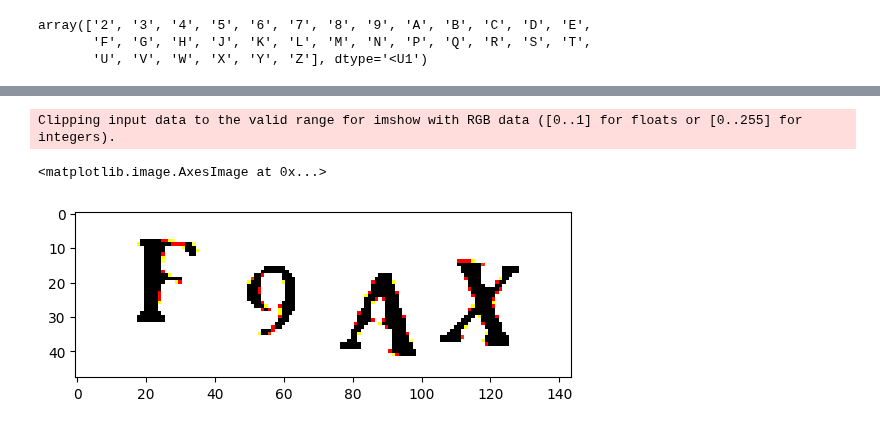
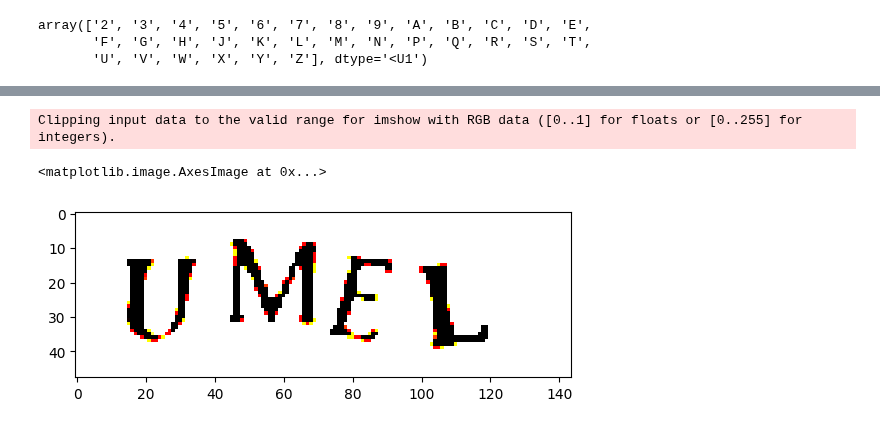
Before and after one commit to TahaT80/AI, a Jupyter notebook: part4_Machine Learning/4_Noron/4_1_/4_4_vgg16.ipynb, the cells around one changed output, grey strips where cells are left out. Drawn from its saved outputs; the diff is of its cells as text; code cells hidden in the pictures.

```diff
--- a/part4_Machine Learning/4_Noron/4_1_/4_4_vgg16.ipynb
+++ b/part4_Machine Learning/4_Noron/4_1_/4_4_vgg16.ipynb
@@ -244,17 +242,16 @@ Epoch 10/10
 # %%
-f = ('../2_1_Convolutional/test/F9AX.png')
+f = ('../2_1_Convolutional/test/UMEL.png')
 im = cv2.imread(f)
 im = cv2.cvtColor(im,cv2.COLOR_BGR2RGB)
 im = cv2.resize(im,(144,48))
-im = np.array(im)
 f = imagenet_utils.preprocess_input(im)
 # f = cv2.resize(f,(144,48))
 # f.shape
 plt.imshow(f)
 # %% [output]
 Clipping input data to the valid range for imshow with RGB data ([0..1] for floats or [0..255] for integers).
 <matplotlib.image.AxesImage at 0x...>
-[figure, old version]
+[figure, new version]
 # %%
 p = model2.predict(f.reshape(1,48,144,3))
 # %% [output]
```
Also changed, not shown: parts of 6 cells of this notebook, 1 other file.
